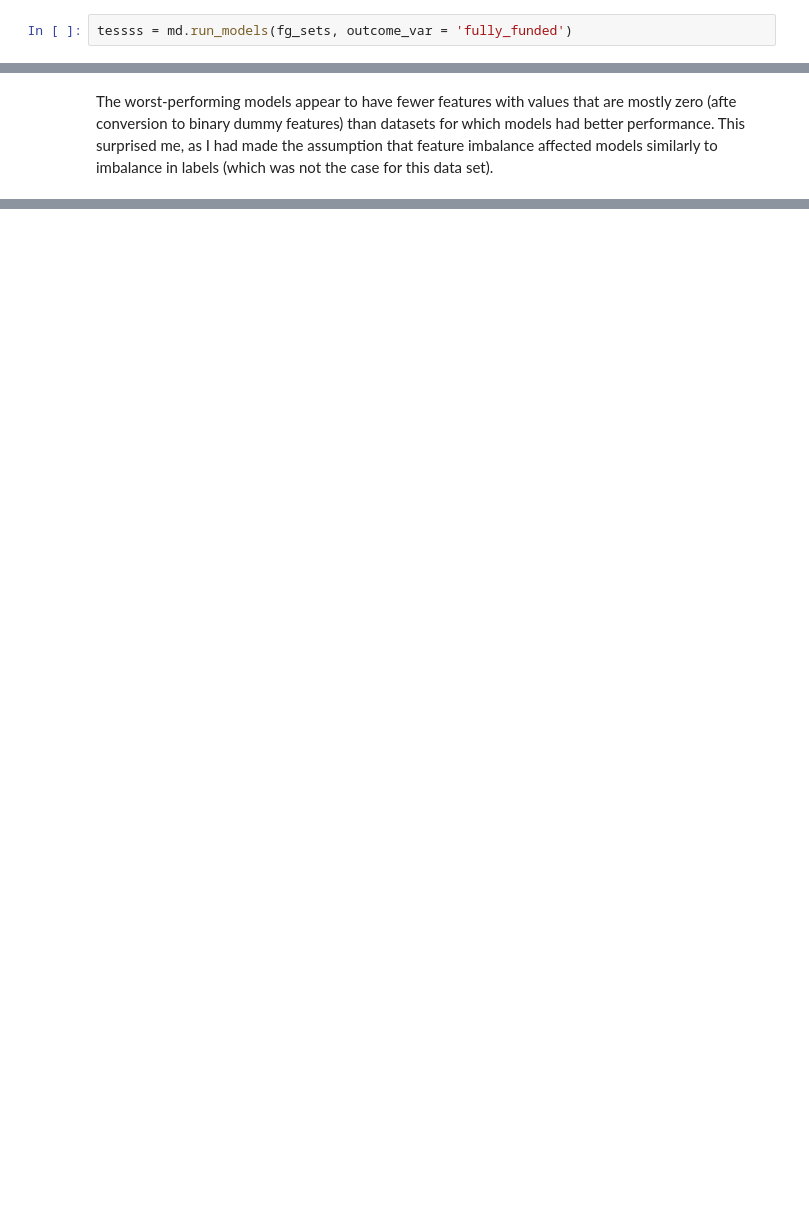
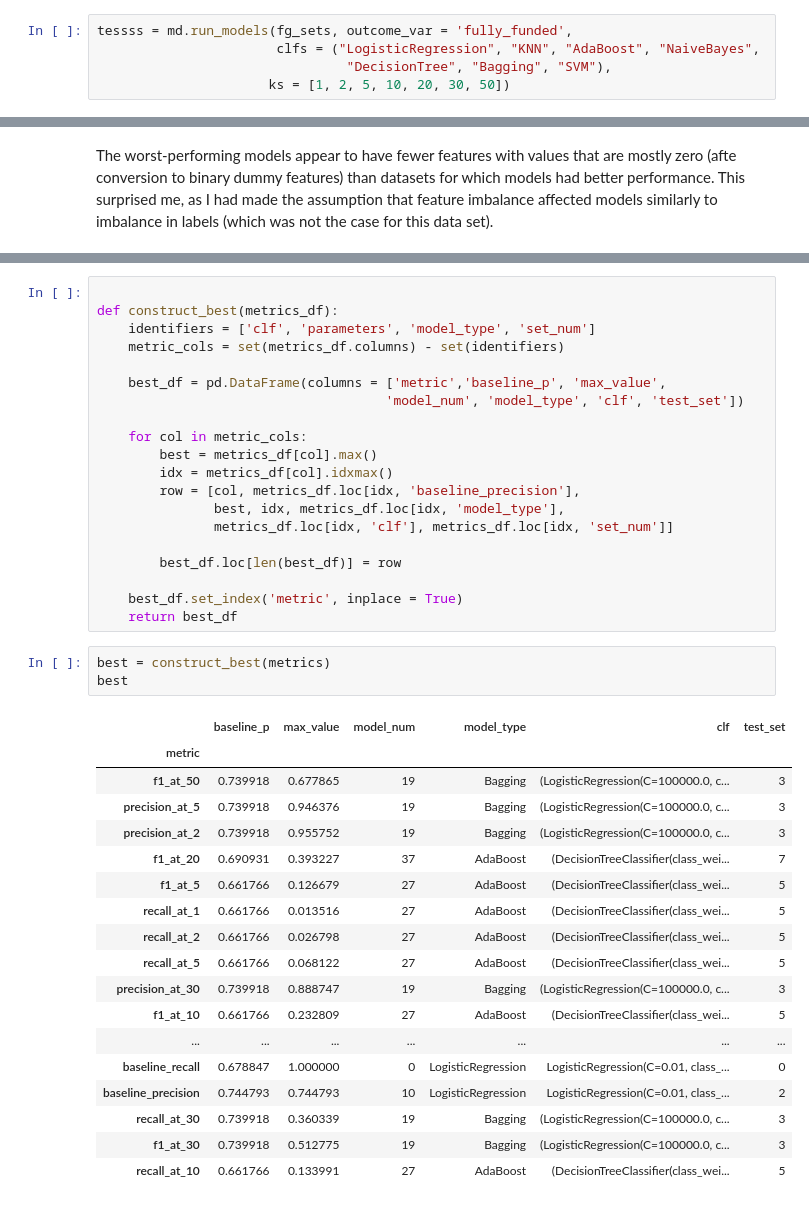
Before and after one commit to anmolchaturvedi/predicting_excitement, a Jupyter notebook: donors_choose.ipynb, the cells around one changed output, grey strips where cells are left out. Drawn from its saved outputs; the diff is of its cells as text; blank space fills up the shorter version.

```diff
--- a/donors_choose.ipynb
+++ b/donors_choose.ipynb
@@ -633,8 +633,11 @@ ml.check_col_types(fg_sets[0][1])
 | school_city_nan | uint8 |
 | teacher_prefix_Dr. | int64 |
 104 rows × 1 columns
-# %%
-tessss = md.run_models(fg_sets, outcome_var = 'fully_funded')
+# %%
+tessss = md.run_models(fg_sets, outcome_var = 'fully_funded',
+                       clfs = ("LogisticRegression", "KNN", "AdaBoost", "NaiveBayes",
+                                "DecisionTree", "Bagging", "SVM"),
+                      ks = [1, 2, 5, 10, 20, 30, 50])
 # %%
 tessss.sort_values(by='auc-roc', ascending = False)
 # %%
@@ -790,3 +793,45 @@ set2_summary.sort_values(by='most_common', ascending = False).head(15)
 | total_price_including_optional_su... | 31928 | 0 | 22040 | float64 | numeric | 0.00316972 | 0.300677 |
 | students_reached | 31928 | 0 | 446 | float64 | numeric | 0.000725309 | 8.177775 |
 | school_county_Cook | 31928 | 0 | 2 | uint8 | geo | 0 | 97.143573 |
+# %%
+
+def construct_best(metrics_df):
+    identifiers = ['clf', 'parameters', 'model_type', 'set_num']
+    metric_cols = set(metrics_df.columns) - set(identifiers)
+
+    best_df = pd.DataFrame(columns = ['metric','baseline_p', 'max_value',
+                                     'model_num', 'model_type', 'clf', 'test_set'])
+
+    for col in metric_cols:
+        best = metrics_df[col].max()
+        idx = metrics_df[col].idxmax()
+        row = [col, metrics_df.loc[idx, 'baseline_precision'],
+               best, idx, metrics_df.loc[idx, 'model_type'],
+               metrics_df.loc[idx, 'clf'], metrics_df.loc[idx, 'set_num']]
+
+        best_df.loc[len(best_df)] = row
+
+    best_df.set_index('metric', inplace = True)
+    return best_df
+# %%
+best = construct_best(metrics)
+best
+# %% [output]
+|  | baseline_p | max_value | model_num | model_type | clf | test_set |
+| metric |  |  |  |  |  |  |
+| f1_at_50 | 0.739918 | 0.677865 | 19 | Bagging | (LogisticRegression(C=100000.0, c... | 3 |
+| precision_at_5 | 0.739918 | 0.946376 | 19 | Bagging | (LogisticRegression(C=100000.0, c... | 3 |
+| precision_at_2 | 0.739918 | 0.955752 | 19 | Bagging | (LogisticRegression(C=100000.0, c... | 3 |
+| f1_at_20 | 0.690931 | 0.393227 | 37 | AdaBoost | (DecisionTreeClassifier(class_wei... | 7 |
+| f1_at_5 | 0.661766 | 0.126679 | 27 | AdaBoost | (DecisionTreeClassifier(class_wei... | 5 |
+| recall_at_1 | 0.661766 | 0.013516 | 27 | AdaBoost | (DecisionTreeClassifier(class_wei... | 5 |
+| recall_at_2 | 0.661766 | 0.026798 | 27 | AdaBoost | (DecisionTreeClassifier(class_wei... | 5 |
+| recall_at_5 | 0.661766 | 0.068122 | 27 | AdaBoost | (DecisionTreeClassifier(class_wei... | 5 |
+| precision_at_30 | 0.739918 | 0.888747 | 19 | Bagging | (LogisticRegression(C=100000.0, c... | 3 |
+| f1_at_10 | 0.661766 | 0.232809 | 27 | AdaBoost | (DecisionTreeClassifier(class_wei... | 5 |
+| ... | ... | ... | ... | ... | ... | ... |
+| baseline_recall | 0.678847 | 1.000000 | 0 | LogisticRegression | LogisticRegression(C=0.01, class_... | 0 |
+| baseline_precision | 0.744793 | 0.744793 | 10 | LogisticRegression | LogisticRegression(C=0.01, class_... | 2 |
+| recall_at_30 | 0.739918 | 0.360339 | 19 | Bagging | (LogisticRegression(C=100000.0, c... | 3 |
+| f1_at_30 | 0.739918 | 0.512775 | 19 | Bagging | (LogisticRegression(C=100000.0, c... | 3 |
+| recall_at_10 | 0.661766 | 0.133991 | 27 | AdaBoost | (DecisionTreeClassifier(class_wei... | 5 |
```
Also changed, not shown: parts of 8 cells of this notebook, 1 other file.
